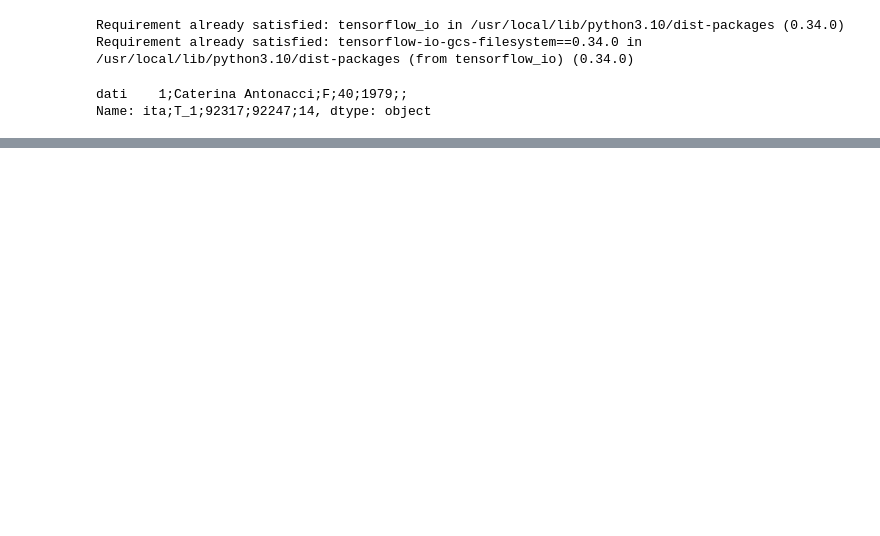
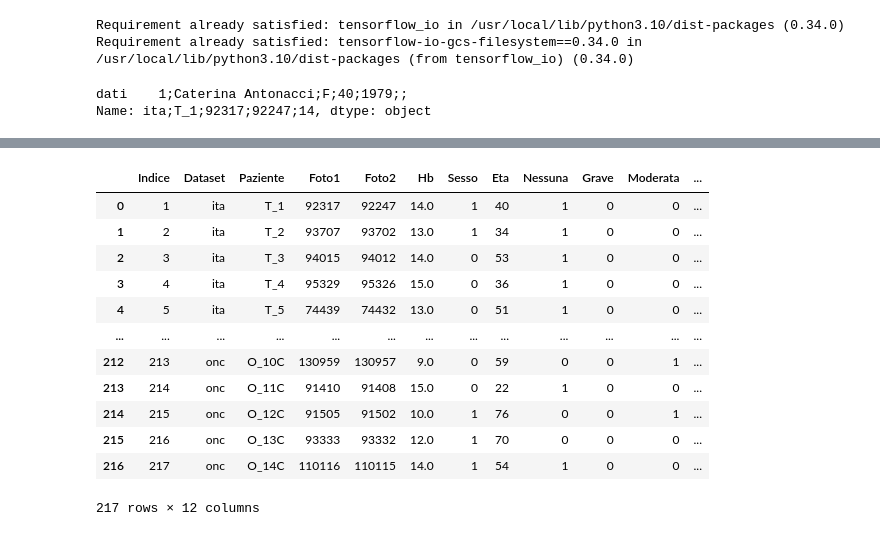
Before and after one commit to domenico1995/SM, a Jupyter notebook: SM.ipynb, the cells around one changed output, grey strips where cells are left out. Cells and saved outputs as stored; diff of their text form; code cells hidden in the pictures; blank space fills up the shorter version.

```diff
--- a/SM.ipynb
+++ b/SM.ipynb
@@ -173,6 +174,7 @@ dataset_onc.insert(loc=1, column='Paziente', value=d2)
 dataset_onc.insert(loc=2, column='Foto1', value=d3)
 dataset_onc.insert(loc=3, column='Foto2', value=d4)
 dataset_onc.insert(loc=4, column='Hb', value=d5)
-dataset_onc.insert(loc=5, column='Nominativo', value=d6)
-dataset_onc.insert(loc=6, column='Sesso', value=d7)
-dataset_onc.insert(loc=7, column='Eta', value=d8)
+dataset_onc.insert(loc=5, column='Sesso', value=d7)
+dataset_onc.insert(loc=6, column='Eta', value=d8)
+dataset_onc['Hb'] = dataset_onc['Hb'].astype(float)
+dataset_onc
@@ -178,0 +197,3 @@ dataset_onc.insert(loc=7, column='Eta', value=d8)
+# %%
+dataset = pd.concat([dataset_italiano, dataset_indiano, dataset_adu, dataset_onc], ignore_index=True)
+print(dataset)
@@ -179,3 +215,52 @@ dataset_onc.insert(loc=7, column='Eta', value=d8)
+# %%
+def definisci_anemia(row):
+    if (13.0 <= row['Hb']):
+        return 1
+    else:
+        return 0
+def definisci_anemia_lieve(row):
+    if (row['Sesso'] == 'M' and 11.0 <= row['Hb'] <= 12.9) or \
+       (row['Sesso'] == 'F' and 11.0 <= row['Hb'] <= 11.9):
+        return 1
+    else:
+        return 0
+def definisci_anemia_moderata(row):
+    if (8.0 <= row['Hb'] <= 10.9):
+        return 1
+    else:
+        return 0
+def definisci_anemia_grave(row):
+    if (8.0 > row['Hb']):
+        return 1
+    else:
+        return 0
+def definisci_sesso(row):
+  if (row['Sesso'] == 'F'):
+        return 1
+  else:
+      return 0
+# %%
+dataset['Nessuna'] = dataset.apply(definisci_anemia, axis=1)
+dataset['Grave'] = dataset.apply(definisci_anemia_grave, axis=1)
+dataset['Moderata'] = dataset.apply(definisci_anemia_moderata, axis=1)
+dataset['Lieve'] = dataset.apply(definisci_anemia_lieve, axis=1)
+dataset['Sesso'] = dataset.apply(definisci_sesso, axis=1)
+dataset.insert(loc=0, column='Indice', value=dataset.index+1)
+dataset
+# %% [output]
+|  | Indice | Dataset | Paziente | Foto1 | Foto2 | Hb | Sesso | Eta | Nessuna | Grave | Moderata | ... |
+| 0 | 1 | ita | T_1 | 92317 | 92247 | 14.0 | 1 | 40 | 1 | 0 | 0 | ... |
+| 1 | 2 | ita | T_2 | 93707 | 93702 | 13.0 | 1 | 34 | 1 | 0 | 0 | ... |
+| 2 | 3 | ita | T_3 | 94015 | 94012 | 14.0 | 0 | 53 | 1 | 0 | 0 | ... |
+| 3 | 4 | ita | T_4 | 95329 | 95326 | 15.0 | 0 | 36 | 1 | 0 | 0 | ... |
+| 4 | 5 | ita | T_5 | 74439 | 74432 | 13.0 | 0 | 51 | 1 | 0 | 0 | ... |
+| ... | ... | ... | ... | ... | ... | ... | ... | ... | ... | ... | ... | ... |
+| 212 | 213 | onc | O_10C | 130959 | 130957 | 9.0 | 0 | 59 | 0 | 0 | 1 | ... |
+| 213 | 214 | onc | O_11C | 91410 | 91408 | 15.0 | 0 | 22 | 1 | 0 | 0 | ... |
+| 214 | 215 | onc | O_12C | 91505 | 91502 | 10.0 | 1 | 76 | 0 | 0 | 1 | ... |
+| 215 | 216 | onc | O_13C | 93333 | 93332 | 12.0 | 1 | 70 | 0 | 0 | 0 | ... |
+| 216 | 217 | onc | O_14C | 110116 | 110115 | 14.0 | 1 | 54 | 1 | 0 | 0 | ... |
+217 rows × 12 columns
 # %%
 def elenca_file_cartelle(directory):
     lista_file_cartelle = []
```
Also changed, not shown: parts of 8 cells of this notebook.
